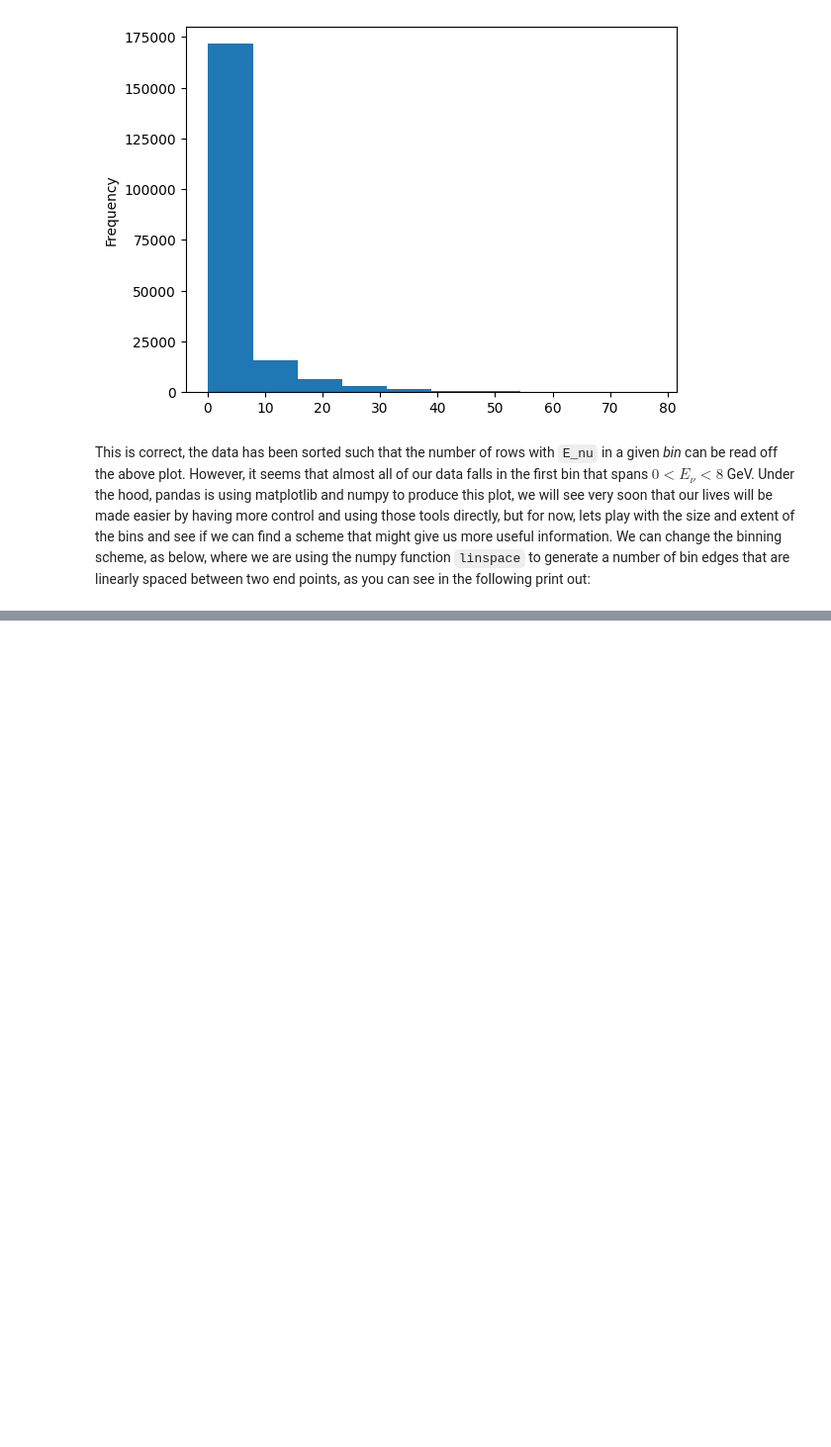
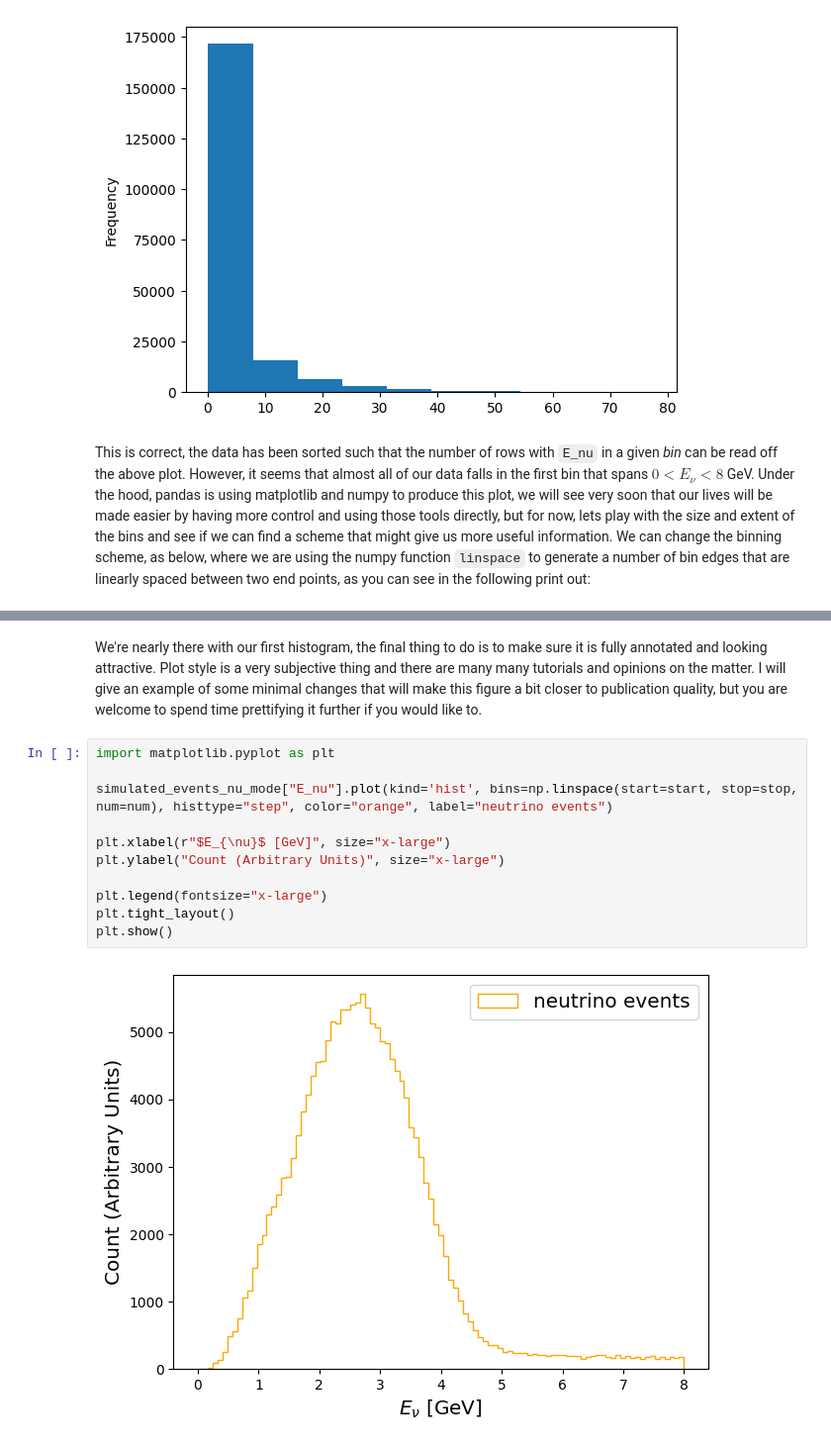
Before and after one commit to luketpickering/NuOscWE, a Jupyter notebook: EventSamples.ipynb, the cells around one changed output, grey strips where cells are left out. Shown at 99% size. Drawn from its saved outputs; the diff is of its cells as text; blank space fills up the shorter version.

```diff
--- a/EventSamples.ipynb
+++ b/EventSamples.ipynb
@@ -78 +96,16 @@ array([ 0.,  1.,  2.,  3.,  4.,  5.,  6.,  7.,  8.,  9., 10., 11., 12.,
+# %% [markdown]
+We're nearly there with our first histogram, the final thing to do is to make sure it is fully annotated and looking attractive. Plot style is a very subjective thing and there are many many tutorials and opinions on the matter. I will give an example of some minimal changes that will make this figure a bit closer to publication quality, but you are welcome to spend time prettifying it further if you would like to.
+# %%
+import matplotlib.pyplot as plt
+
+simulated_events_nu_mode["E_nu"].plot(kind='hist', bins=np.linspace(start=start, stop=stop, num=num), histtype="step", color="orange", label="neutrino events")
+
+plt.xlabel(r"$E_{\nu}$ [GeV]", size="x-large")
+plt.ylabel("Count (Arbitrary Units)", size="x-large")
+
+plt.legend(fontsize="x-large")
+plt.tight_layout()
+plt.show()
+# %% [output]
+[figure, added]
 # %% [markdown]
```
Also changed, not shown: parts of 11 cells of this notebook.
